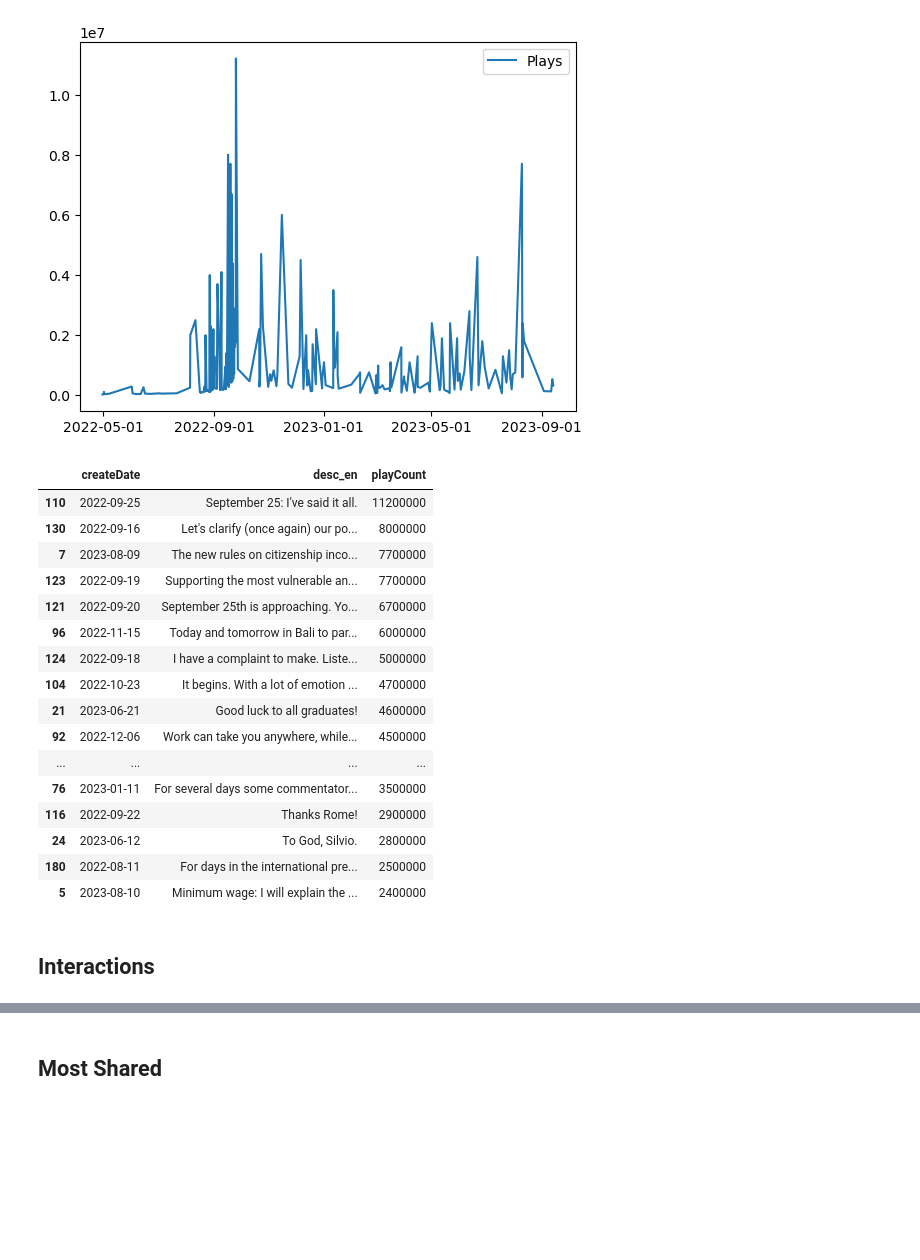
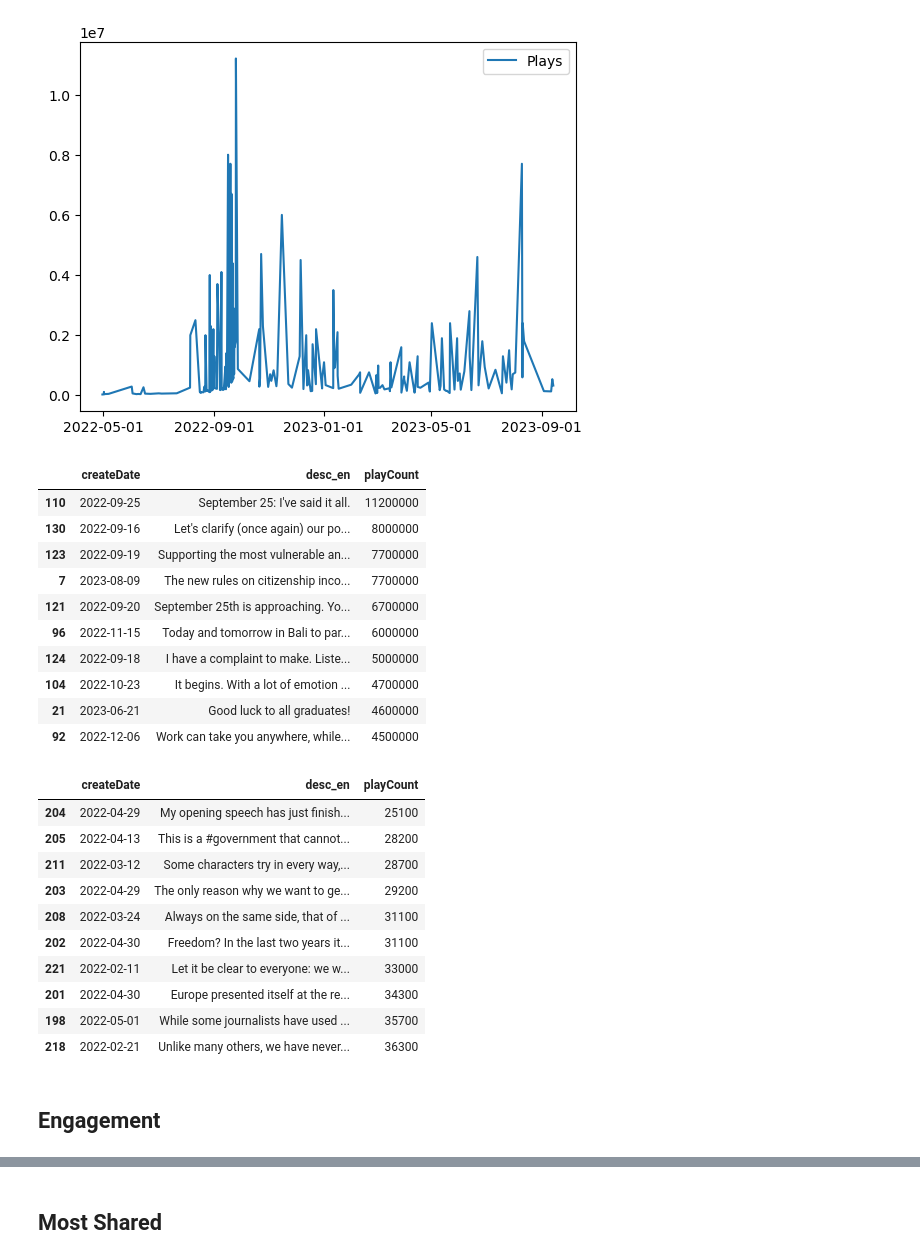
Before and after one commit to frasercrichton/investigation-influence-industry-italy, a Jupyter notebook: analysis/TickTokAnalysis.ipynb, the cells around one changed output, grey strips where cells are left out. Cells and saved outputs as stored; diff of their text form; code cells hidden in the pictures; blank space fills up the shorter version.

```diff
--- a/analysis/TickTokAnalysis.ipynb
+++ b/analysis/TickTokAnalysis.ipynb
@@ -56,28 +48,37 @@ plt.show()
 # %% [output]
 [figure]
 # %%
-pd.set_option('display.max_colwidth', None)
 df = videos_df.sort_values(by=['playCount'], ascending=False)
 df['createDate'] = df['createTime'].dt.strftime('%Y-%m-%d')
-df[['createDate', 'desc_en', 'playCount']].head(20)
+df[['createDate', 'desc_en', 'playCount']].head(10)
 # %% [output]
 |  | createDate | desc_en | playCount |
 | 110 | 2022-09-25 | September 25: I've said it all. | 11200000 |
 | 130 | 2022-09-16 | Let's clarify (once again) our po... | 8000000 |
+| 123 | 2022-09-19 | Supporting the most vulnerable an... | 7700000 |
 | 7 | 2023-08-09 | The new rules on citizenship inco... | 7700000 |
-| 123 | 2022-09-19 | Supporting the most vulnerable an... | 7700000 |
 | 121 | 2022-09-20 | September 25th is approaching. Yo... | 6700000 |
 | 96 | 2022-11-15 | Today and tomorrow in Bali to par... | 6000000 |
 | 124 | 2022-09-18 | I have a complaint to make. Liste... | 5000000 |
 | 104 | 2022-10-23 | It begins. With a lot of emotion ... | 4700000 |
 | 21 | 2023-06-21 | Good luck to all graduates! | 4600000 |
 | 92 | 2022-12-06 | Work can take you anywhere, while... | 4500000 |
-| ... | ... | ... | ... |
-| 76 | 2023-01-11 | For several days some commentator... | 3500000 |
-| 116 | 2022-09-22 | Thanks Rome! | 2900000 |
-| 24 | 2023-06-12 | To God, Silvio. | 2800000 |
-| 180 | 2022-08-11 | For days in the international pre... | 2500000 |
-| 5 | 2023-08-10 | Minimum wage: I will explain the ... | 2400000 |
+# %%
+df = videos_df.sort_values(by=['playCount'], ascending=True)
+df['createDate'] = df['createTime'].dt.strftime('%Y-%m-%d')
+df[['createDate', 'desc_en', 'playCount']].head(10)
+# %% [output]
+|  | createDate | desc_en | playCount |
+| 204 | 2022-04-29 | My opening speech has just finish... | 25100 |
+| 205 | 2022-04-13 | This is a #government that cannot... | 28200 |
+| 211 | 2022-03-12 | Some characters try in every way,... | 28700 |
+| 203 | 2022-04-29 | The only reason why we want to ge... | 29200 |
+| 208 | 2022-03-24 | Always on the same side, that of ... | 31100 |
+| 202 | 2022-04-30 | Freedom? In the last two years it... | 31100 |
+| 221 | 2022-02-11 | Let it be clear to everyone: we w... | 33000 |
+| 201 | 2022-04-30 | Europe presented itself at the re... | 34300 |
+| 198 | 2022-05-01 | While some journalists have used ... | 35700 |
+| 218 | 2022-02-21 | Unlike many others, we have never... | 36300 |
 # %% [markdown]
-## Interactions
+## Engagement
 # %%
```
Also changed, not shown: parts of 6 cells of this notebook, 16 other files.
